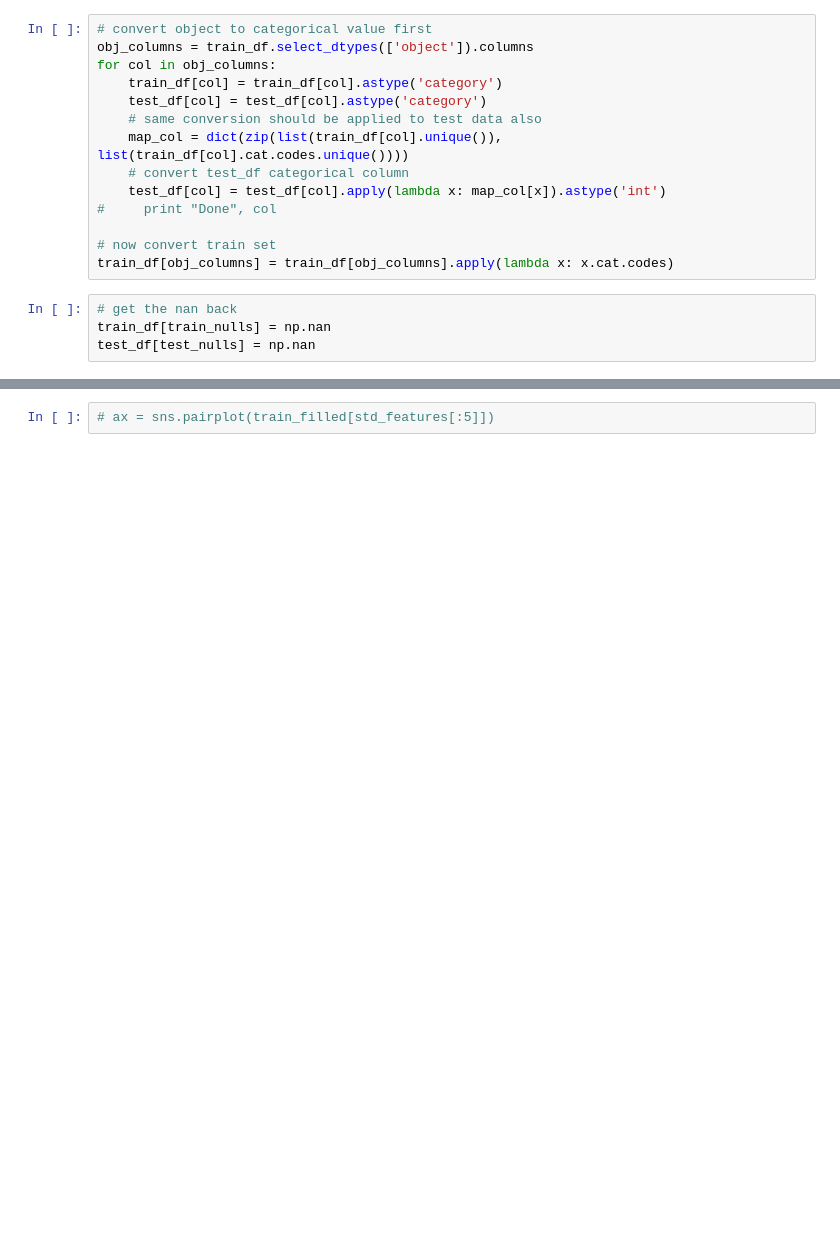
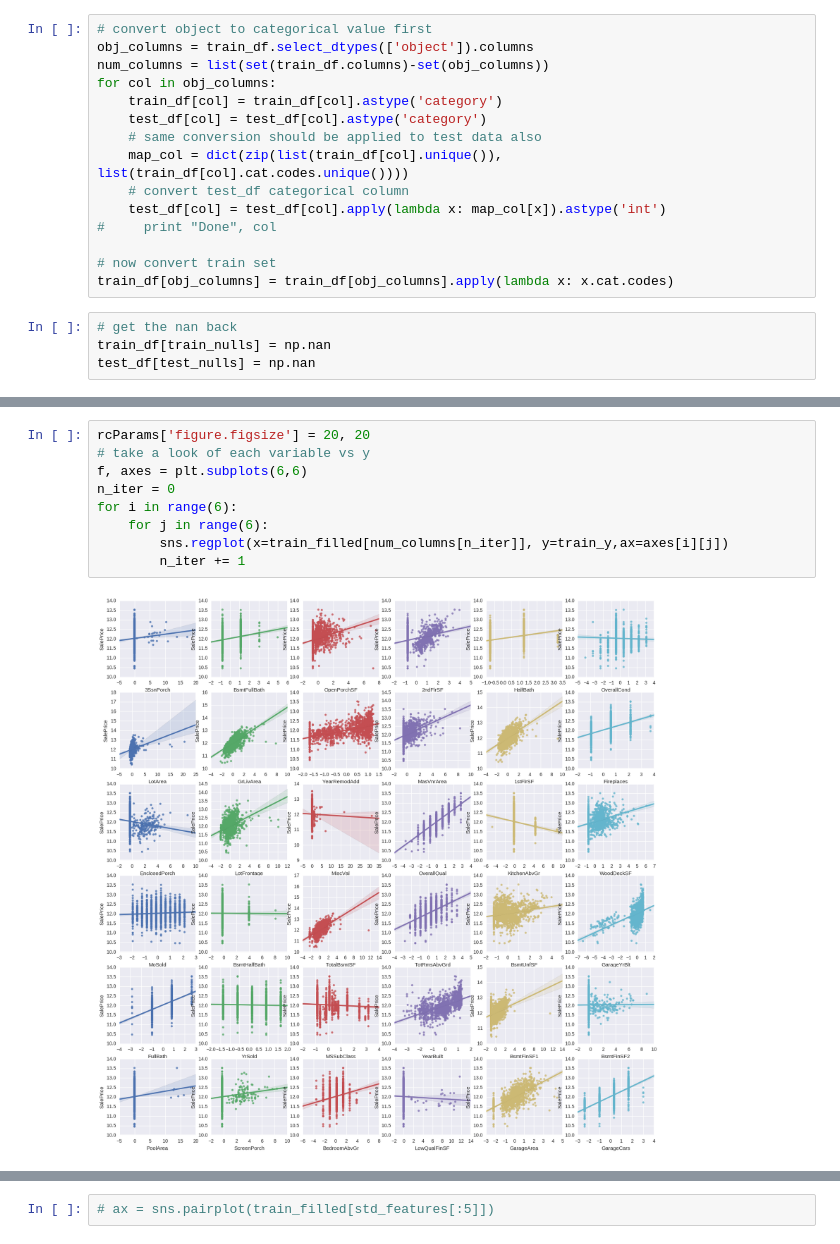
Before and after one commit to samshipengs/House-prices-regression, a Jupyter notebook: housing_price_regression.ipynb, the cells around one changed output, grey strips where cells are left out. Saved outputs shown, nothing was run; the diff lists cells and outputs as text; blank space fills up the shorter version.

```diff
--- a/housing_price_regression.ipynb
+++ b/housing_price_regression.ipynb
@@ -77,6 +81,7 @@ _, test_nulls = check_null(test_df)
 # %%
 # convert object to categorical value first
 obj_columns = train_df.select_dtypes(['object']).columns
+num_columns = list(set(train_df.columns)-set(obj_columns))
 for col in obj_columns:
     train_df[col] = train_df[col].astype('category')
     test_df[col] = test_df[col].astype('category')
@@ -143,0 +177,11 @@ test_filled[std_features] = ss.transform(test_filled[std_features])
+# %%
+rcParams['figure.figsize'] = 20, 20
+# take a look of each variable vs y
+f, axes = plt.subplots(6,6)
+n_iter = 0
+for i in range(6):
+    for j in range(6):
+        sns.regplot(x=train_filled[num_columns[n_iter]], y=train_y,ax=axes[i][j])
+        n_iter += 1
+# %% [output]
+[figure, added]
```
Also changed, not shown: parts of 13 cells of this notebook, 10 other files.
